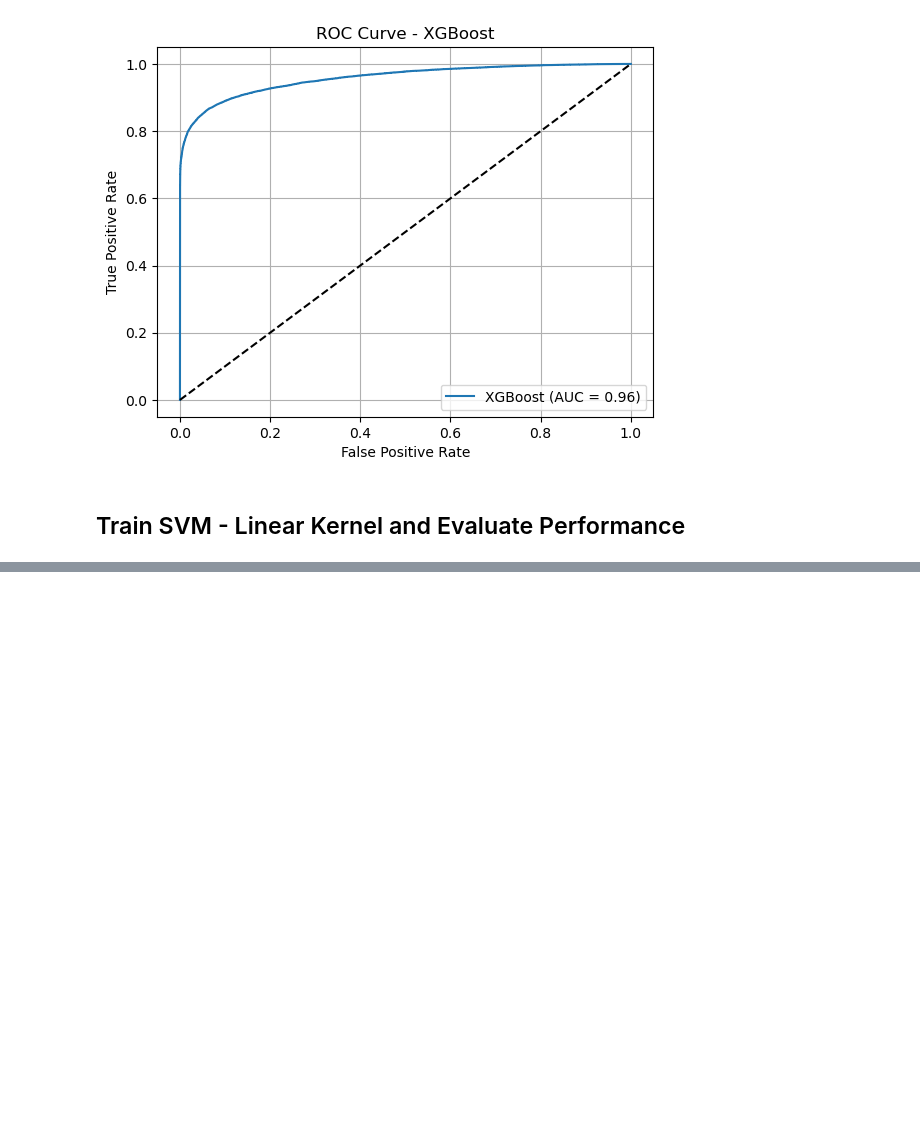
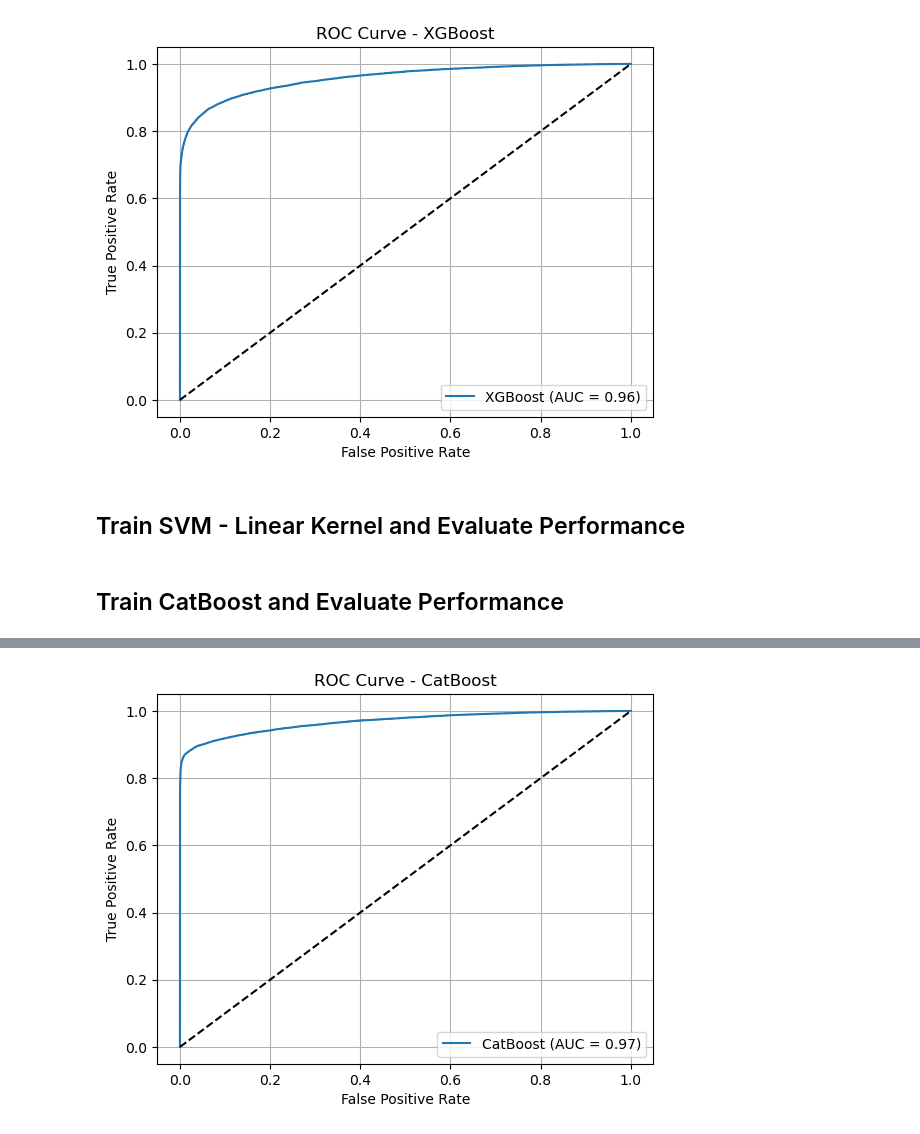
Before and after one commit to dhanashri-dotcom/bankloan-default-prediction, a Jupyter notebook: Loan_Default_Prediction.ipynb, the cells around one changed output, grey strips where cells are left out. Saved outputs shown, nothing was run; the diff lists cells and outputs as text; code cells hidden in the pictures; blank space fills up the shorter version.

```diff
--- a/Loan_Default_Prediction.ipynb
+++ b/Loan_Default_Prediction.ipynb
@@ -303,0 +304,37 @@ plt.show()
+# %% [markdown]
+## Train CatBoost and Evaluate Performance
+# %%
+!pip install catboost
+from catboost import CatBoostClassifier
+from sklearn.metrics import confusion_matrix, classification_report, roc_auc_score, roc_curve
+import matplotlib.pyplot as plt
+
+# Initialize and fit CatBoost
+cat_model = CatBoostClassifier(verbose=0)
+cat_model.fit(X_train, y_train)
+
+# Predictions
+y_pred_cat = cat_model.predict(X_test)
+y_proba_cat = cat_model.predict_proba(X_test)[:, 1]
+
+# Evaluation
+print("CatBoost Results")
+print(confusion_matrix(y_test, y_pred_cat))
+print(classification_report(y_test, y_pred_cat))
+
+# AUC Score
+auc_cat = roc_auc_score(y_test, y_proba_cat)
+print(f"CatBoost AUC: {auc_cat:.4f}")
+
+# ROC Curve
+fpr_cat, tpr_cat, _ = roc_curve(y_test, y_proba_cat)
+plt.figure()
+plt.plot(fpr_cat, tpr_cat, label=f'CatBoost (AUC = {auc_cat:.2f})')
+plt.plot([0, 1], [0, 1], 'k--')
+plt.title("ROC Curve - CatBoost")
+plt.xlabel("False Positive Rate")
+plt.ylabel("True Positive Rate")
+plt.legend()
+plt.grid(True)
+plt.show()
+# %% [output]
@@ -303,0 +358 @@ plt.show()
+[figure, added]
```
Also changed, not shown: parts of 2 cells of this notebook.
